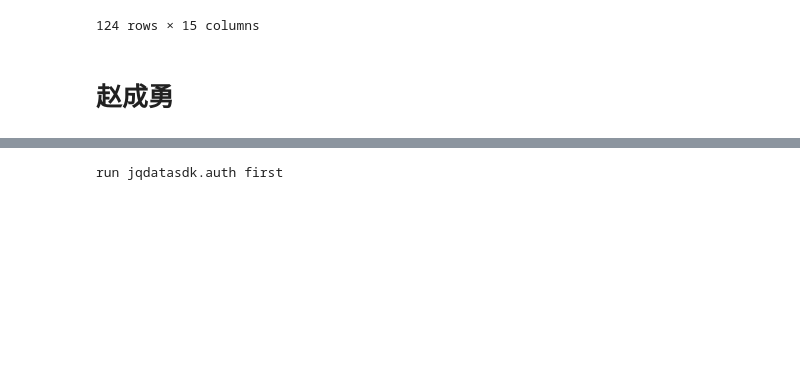
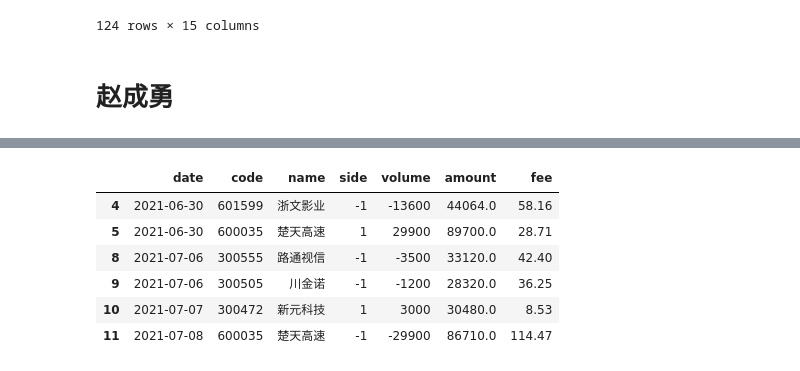
Before and after one commit to zillionare/alpha, a Jupyter notebook: alpha/notebook/交易员评估.ipynb, the cells around one changed output, grey strips where cells are left out. Drawn from its saved outputs; the diff is of its cells as text; code cells hidden in the pictures; blank space fills up the shorter version.

```diff
--- a/alpha/notebook/交易员评估.ipynb
+++ b/alpha/notebook/交易员评估.ipynb
@@ -792,4 +681,0 @@ df
-# %%
-jq.get_bars(["301200.XSHE", "001266.XSHE"], 10, '1m', end_at = datetime.datetime(2022, 2, 25, 15), df=False)
-# %% [output]
-run jqdatasdk.auth first
@@ -799,0 +682,15 @@ os.getenv("JQ_ACCOUNT")
+# %%
+cols = ["date", "code", "name", "side", "volume", "amount", "fee"]
+df2 = df[(df["side"] == "证券买入") | (df["side"] == "证券卖出")][cols]
+# %%
+df2["side"] = df2.side.map(lambda x: 1 if x == "证券买入" else -1)
+# %%
+df2[2:8]
+# %% [output]
+|  | date | code | name | side | volume | amount | fee |
+| 4 | 2021-06-30 | 601599 | 浙文影业 | -1 | -13600 | 44064.0 | 58.16 |
+| 5 | 2021-06-30 | 600035 | 楚天高速 | 1 | 29900 | 89700.0 | 28.71 |
+| 8 | 2021-07-06 | 300555 | 路通视信 | -1 | -3500 | 33120.0 | 42.40 |
+| 9 | 2021-07-06 | 300505 | 川金诺 | -1 | -1200 | 28320.0 | 36.25 |
+| 10 | 2021-07-07 | 300472 | 新元科技 | 1 | 3000 | 30480.0 | 8.53 |
+| 11 | 2021-07-08 | 600035 | 楚天高速 | -1 | -29900 | 86710.0 | 114.47 |
```
Also changed, not shown: parts of 9 cells of this notebook, 49 other files.
